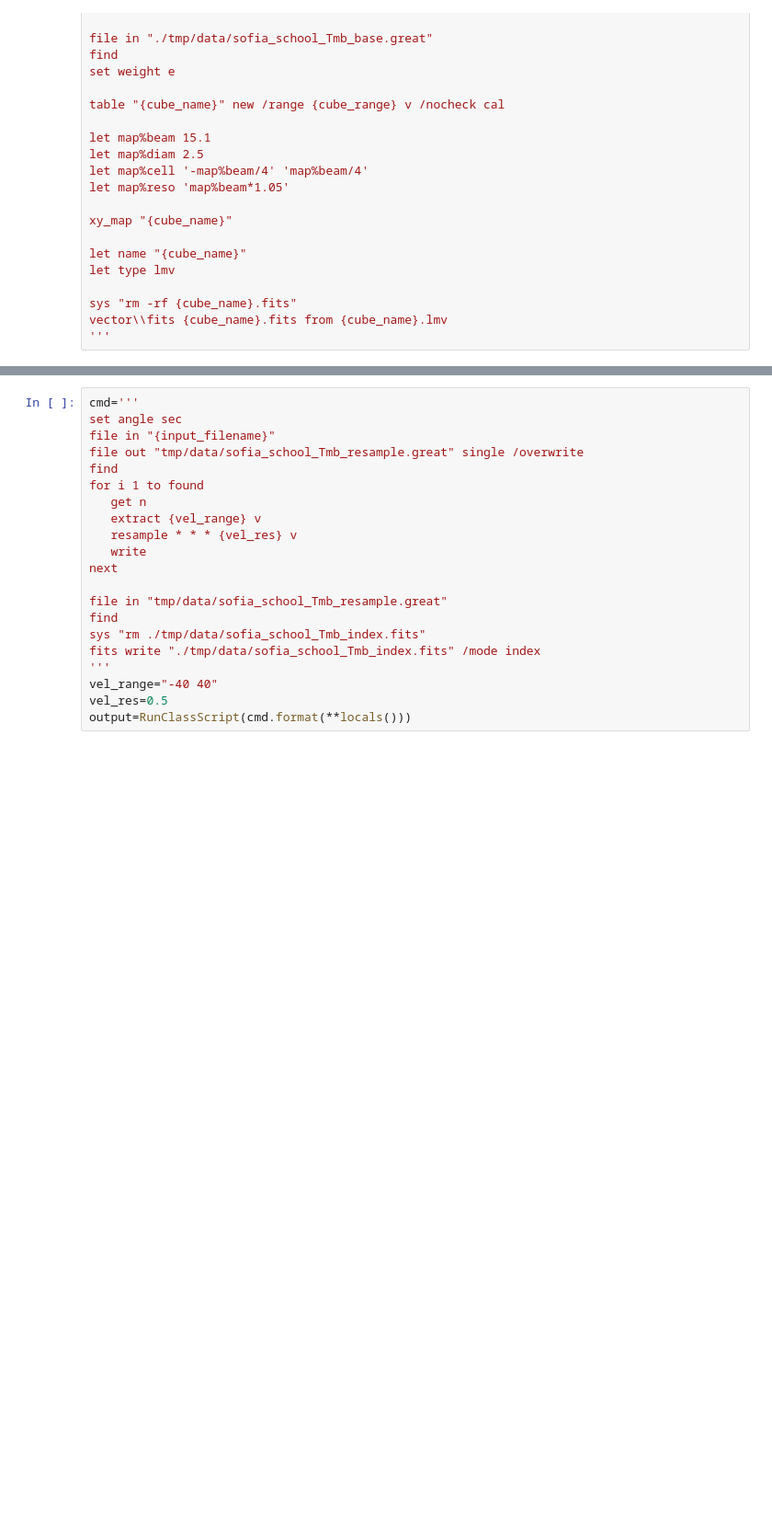
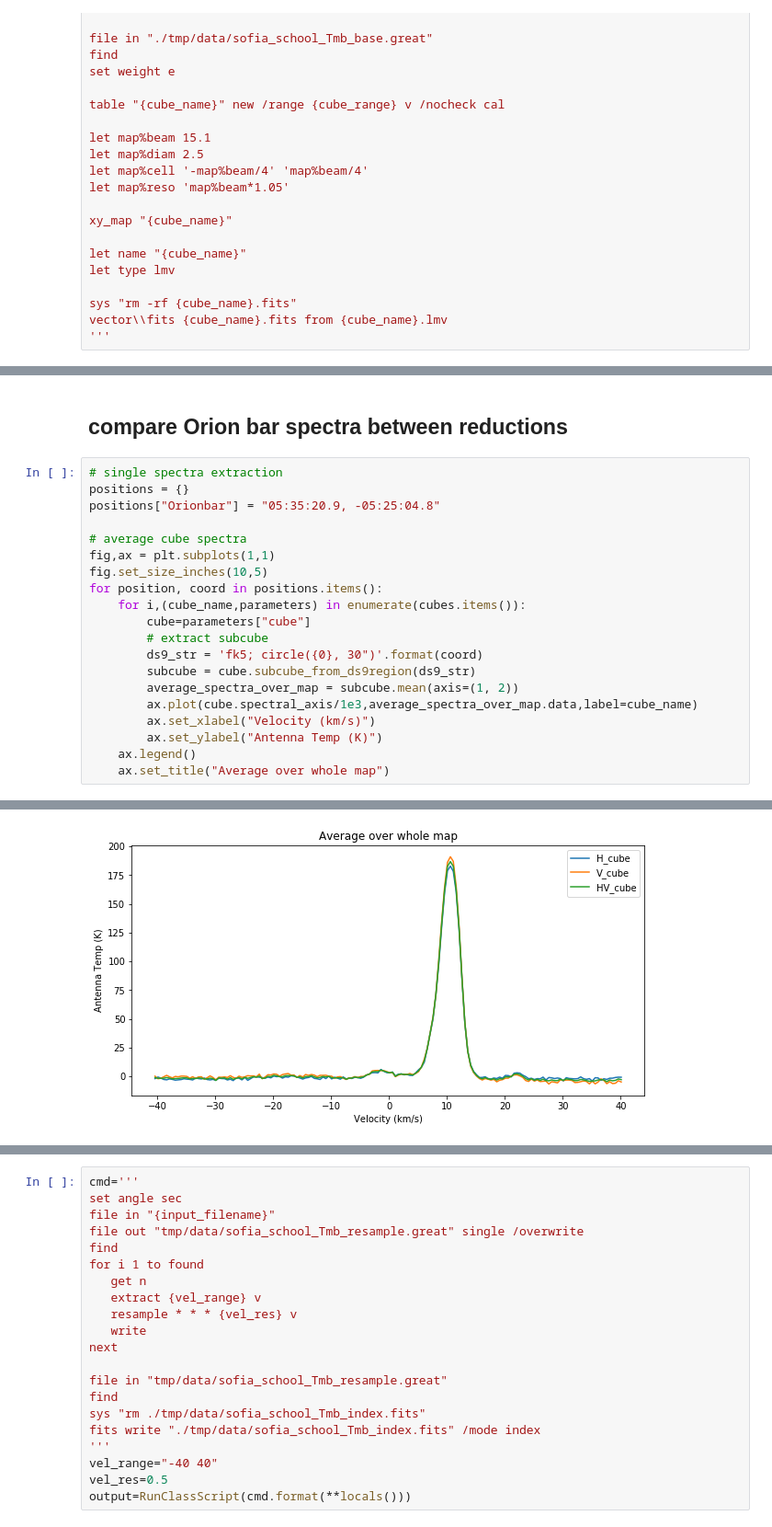
Before and after one commit to KOSMAsubmm/GREAT_data_reduction_notebook, a Jupyter notebook: GREAT_data_reduction_April_21_2023.ipynb, the cells around one changed output, grey strips where cells are left out. Shown at 92% size. Cells and saved outputs as stored; diff of their text form; blank space fills up the shorter version.

```diff
--- a/GREAT_data_reduction_April_21_2023.ipynb
+++ b/GREAT_data_reduction_April_21_2023.ipynb
@@ -742,0 +696,23 @@ Text(0, 0.5, 'Antenna Temp (K)')
+# %% [markdown]
+## compare Orion bar spectra between reductions
+# %%
+# single spectra extraction
+positions = {}
+positions["Orionbar"] = "05:35:20.9, -05:25:04.8"
+
+# average cube spectra
+fig,ax = plt.subplots(1,1)
+fig.set_size_inches(10,5)
+for position, coord in positions.items():
+    for i,(cube_name,parameters) in enumerate(cubes.items()):
+        cube=parameters["cube"]
+        # extract subcube
+        ds9_str = 'fk5; circle({0}, 30")'.format(coord)
+        subcube = cube.subcube_from_ds9region(ds9_str)
+        average_spectra_over_map = subcube.mean(axis=(1, 2))
+        ax.plot(cube.spectral_axis/1e3,average_spectra_over_map.data,label=cube_name)
+        ax.set_xlabel("Velocity (km/s)")
+        ax.set_ylabel("Antenna Temp (K)")
+    ax.legend()
+    ax.set_title("Average over whole map")
+# %% [output]
@@ -743,3 +737,4 @@ Text(0, 0.5, 'Antenna Temp (K)')
+[figure, added]
 # %% [markdown]
 # WORKING with SD FITS from class
 
```
Also changed, not shown: parts of 33 cells of this notebook.
